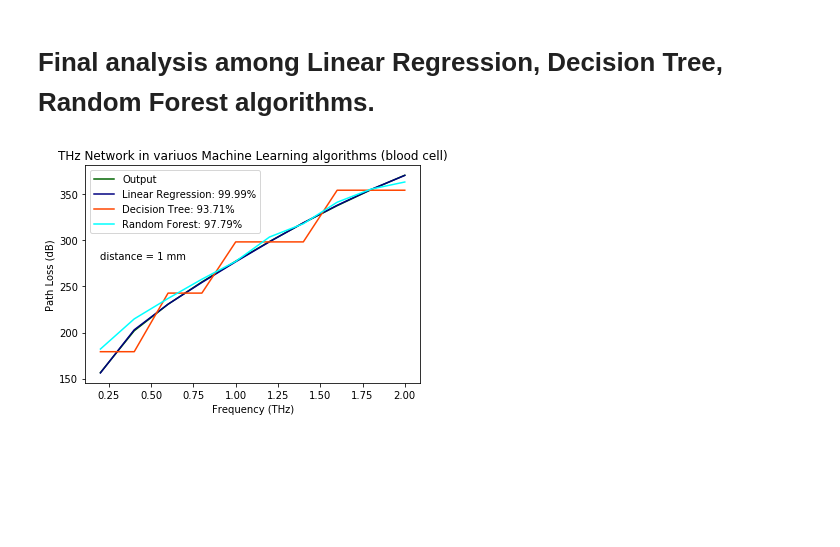
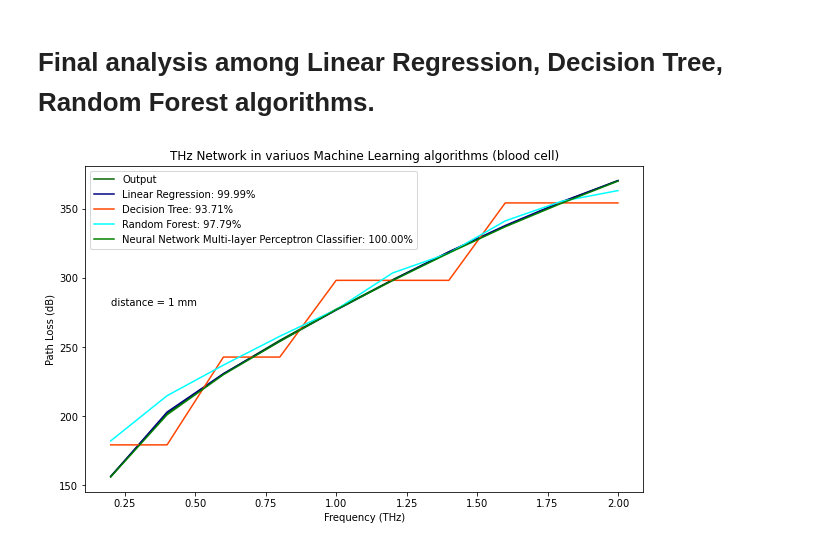
Before and after one commit to MizanMustakim/DataTrain-for-THz-communication-in-ML, a Jupyter notebook: THz network in Machine Learning with multiple variable.ipynb, the cells around one changed output. Saved outputs shown, nothing was run; the diff lists cells and outputs as text; code cells hidden in the pictures; blank space fills up the shorter version.

```diff
--- a/THz network in Machine Learning with multiple variable.ipynb
+++ b/THz network in Machine Learning with multiple variable.ipynb
@@ -8,2 +9,3 @@ from sklearn.model_selection import train_test_split
 # %%
-df = pd.read_excel(r'C:\Users\lenovo\Desktop\Github Uploading\DataTrain-for-THz-communication-in-ML\.gitignore\coefficient2.xlsx')
+df = pd.read_excel(r'coefficient2.xlsx')
+df
@@ -210,0 +231,9 @@ plt.show()
+# %%
+frequency = df.loc[1:, 'Unnamed: 0']
+x = df.loc[1:,("Unnamed: 0", "blood", "blood.1")]
+y = df.loc[1:, ("Unnamed: 14")].astype("int")
+# %%
+#Feature Scaling and tranforming the data
+scaler = StandardScaler().fit(x)
+x = scaler.transform(x)
+x
@@ -210,0 +251,6 @@ plt.show()
+# %%
+mlp = MLPClassifier(solver="lbfgs",hidden_layer_sizes=(10), max_iter=1000).fit(x, y)
+
+mlp_prediction = mlp.predict(x)
+accuracy = mlp.score(x,y)
+print("Model accuracy = {:0.2f}%".format(accuracy*100))
@@ -211,16 +272,18 @@ plt.show()
 # %% [markdown]
 # Final analysis among Linear Regression, Decision Tree, Random Forest algorithms.
 # %%
+plt.figure(figsize=(10,6))
 plt.plot(freq, pa_lo, color='darkgreen', label='Output')
 plt.plot(freq, y_pred, color= 'navy', label= "Linear Regression: {:0.2f}%".format(100 * r_sq))
 plt.plot(freq, prediction_tree, color= 'orangered', label= "Decision Tree: {:0.2f}%".format(100 * r_sq_tree))
 plt.plot(freq, rf_pred, color= 'cyan', label= "Random Forest: {:0.2f}%".format(100 * r_sq_rf))
+plt.plot(freq, mlp_prediction, color= 'green', label= "Neural Network Multi-layer Perceptron Classifier: {:0.2f}%".format(100 * accuracy))
 plt.text(.20, 280, "distance = 1 mm")
 plt.xlabel('Frequency (THz)')
 plt.ylabel('Path Loss (dB)')
 plt.title('THz Network in variuos Machine Learning algorithms (blood cell)')
 plt.legend()
 plt.savefig('final_analysis.png')
 plt.show()
 # %% [output]
-[figure, old version]
+[figure, new version]
```
Also changed, not shown: parts of 9 cells of this notebook, 5 other files.
